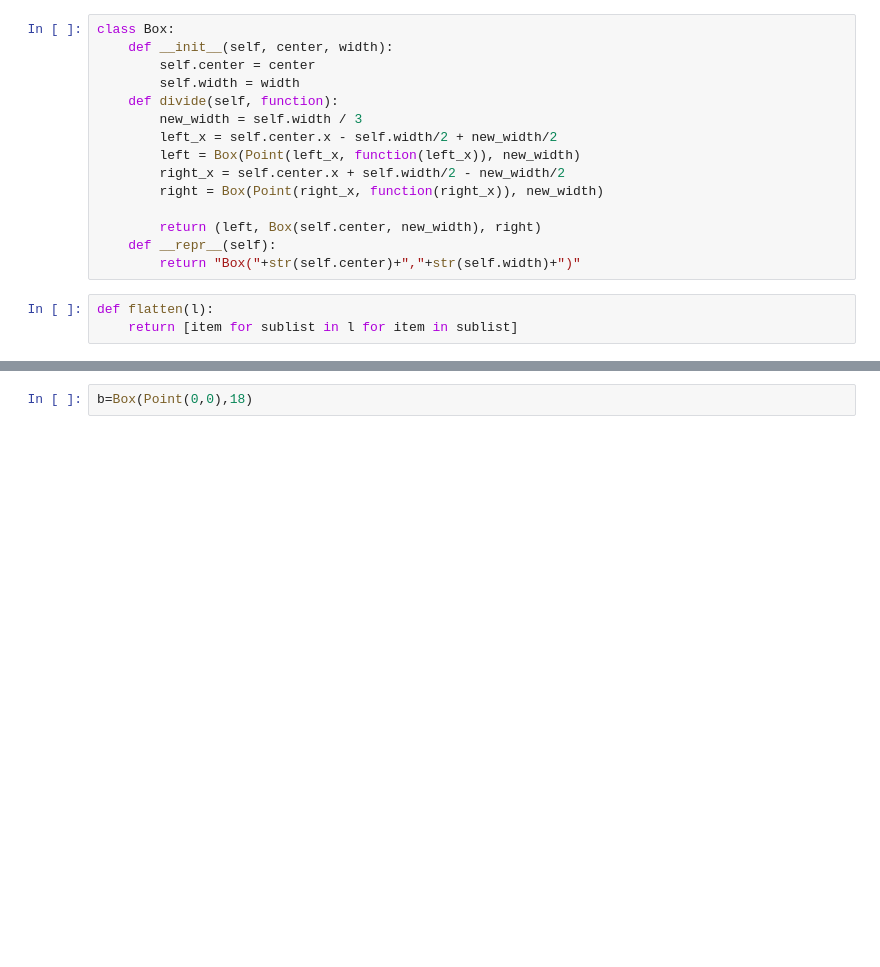
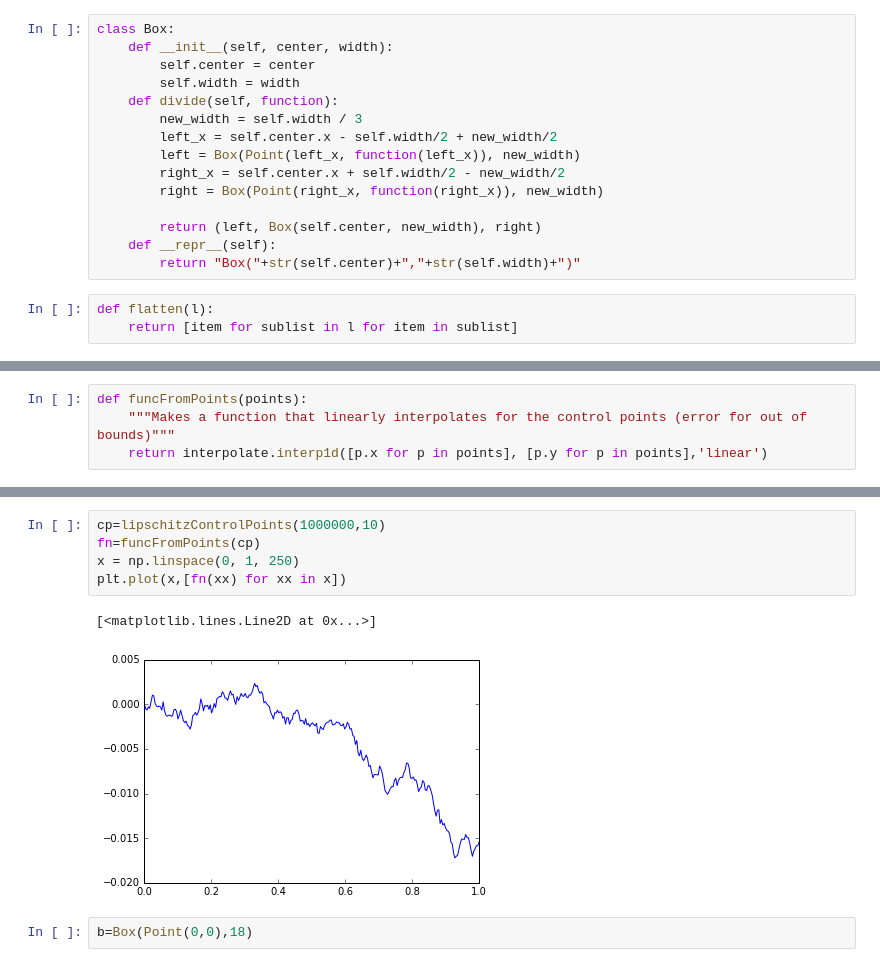
Before and after one commit to RadixSeven/LipschitzOpt, a Jupyter notebook: 1DOpt.ipynb, the cells around one changed output, grey strips where cells are left out. Drawn from its saved outputs; the diff is of its cells as text; blank space fills up the shorter version.

```diff
--- a/1DOpt.ipynb
+++ b/1DOpt.ipynb
@@ -82,0 +91,4 @@ plt.plot([p.x for p in cp],[p.y for p in cp])
+# %%
+def funcFromPoints(points):
+    """Makes a function that linearly interpolates for the control points (error for out of bounds)"""
+    return interpolate.interp1d([p.x for p in points], [p.y for p in points],'linear')
@@ -83,3 +115,11 @@ plt.plot([p.x for p in cp],[p.y for p in cp])
+# %%
+cp=lipschitzControlPoints(1000000,10)
+fn=funcFromPoints(cp)
+x = np.linspace(0, 1, 250)
+plt.plot(x,[fn(xx) for xx in x])
+# %% [output]
+[<matplotlib.lines.Line2D at 0x...>]
+[figure, added]
 # %%
 b=Box(Point(0,0),18)
 # %%
```
Also changed, not shown: parts of 9 cells of this notebook.
